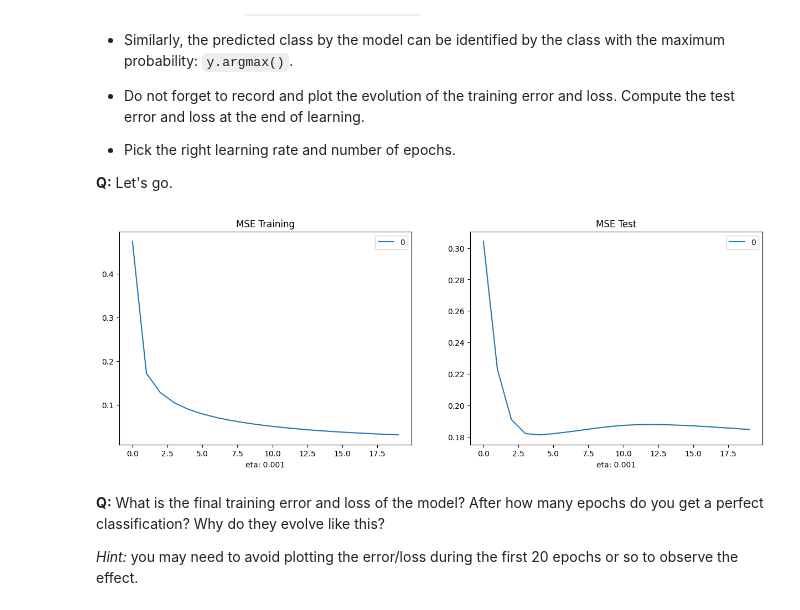
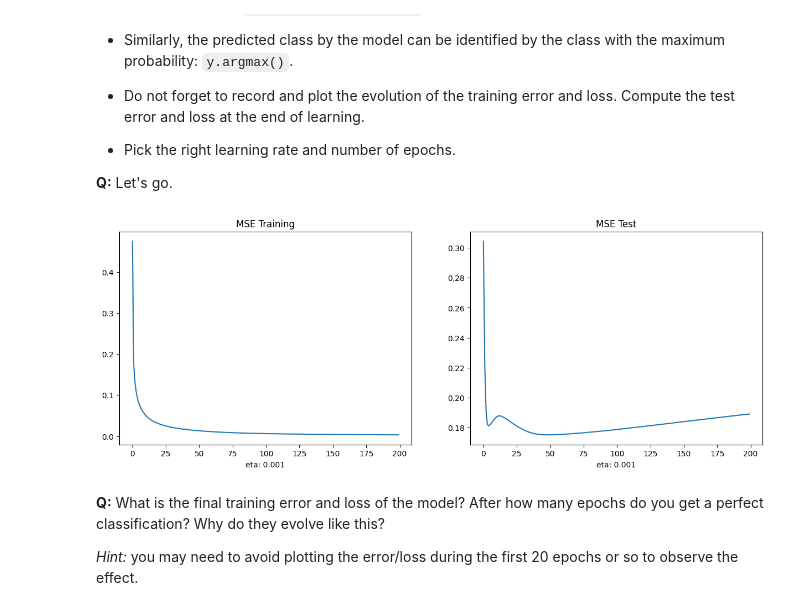
Before and after one commit to erichsdb/Neurocomputing, a Jupyter notebook: notebooks/7-SoftmaxClassifier.ipynb, the cells around one changed output. Saved outputs shown, nothing was run; the diff lists cells and outputs as text; code cells hidden in the pictures.

```diff
--- a/notebooks/7-SoftmaxClassifier.ipynb
+++ b/notebooks/7-SoftmaxClassifier.ipynb
@@ -165,7 +165,7 @@ eta_list=[1e-3]
 N = len(X_train);
 
 for eta in eta_list:
-  N_epochs = 20
+  N_epochs = 200
   mse_list = []
   mse_test = []
 
@@ -185,38 +185,34 @@ for eta in eta_list:
         # Loss mse
         #print(t_train[i, :].argmax())
         # print(y_i.argmax())
         # loss += -t_train[j] * np.log(y_i)
         loss -= np.log(y_i[t_train[j,:].argmax()])
 
     mse_list.append(loss / N)
 
     loss_test = 0
     for j in range(len(X_test)):
         # Prediction
         y_i = softmax(np.dot(w, X_test[j, :]) + b)
         # Loss mse
         loss_test -= np.log(y_i[t_test[j,:].argmax()])
     mse_test.append(loss_test / len(X_test))
 
 # show both plots horizontically alinged
 plt.figure(figsize=(15, 5))
 
 plt.subplot(1, 2, 1)
 plt.plot(mse_list)
 plt.title('MSE Training')
 plt.xlabel("eta: " + str(eta))
-# legend is the epoch
-plt.legend(range(N_epochs))
 
 plt.subplot(1, 2, 2)
 plt.plot(mse_test)
 plt.title('MSE Test')
 plt.xlabel("eta: " + str(eta))
-# legend is the epoch
-plt.legend(range(N_epochs))
 plt.show()
 # %% [output]
-[figure, old version]
+[figure, new version]
 # %% [markdown]
 **Q:** What is the final training error and loss of the model? After how many epochs do you get a perfect classification? Why do they evolve like this?
 
```
